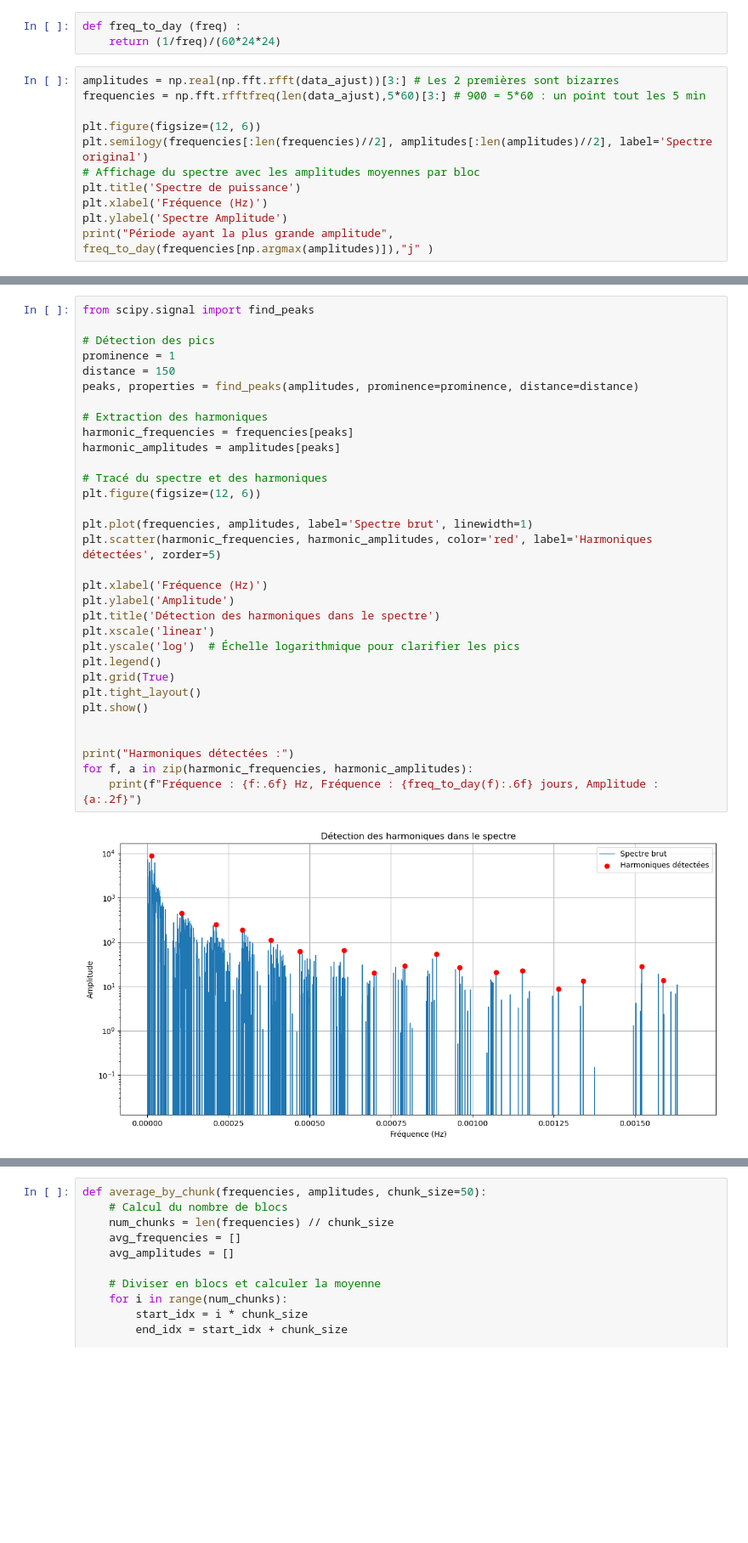
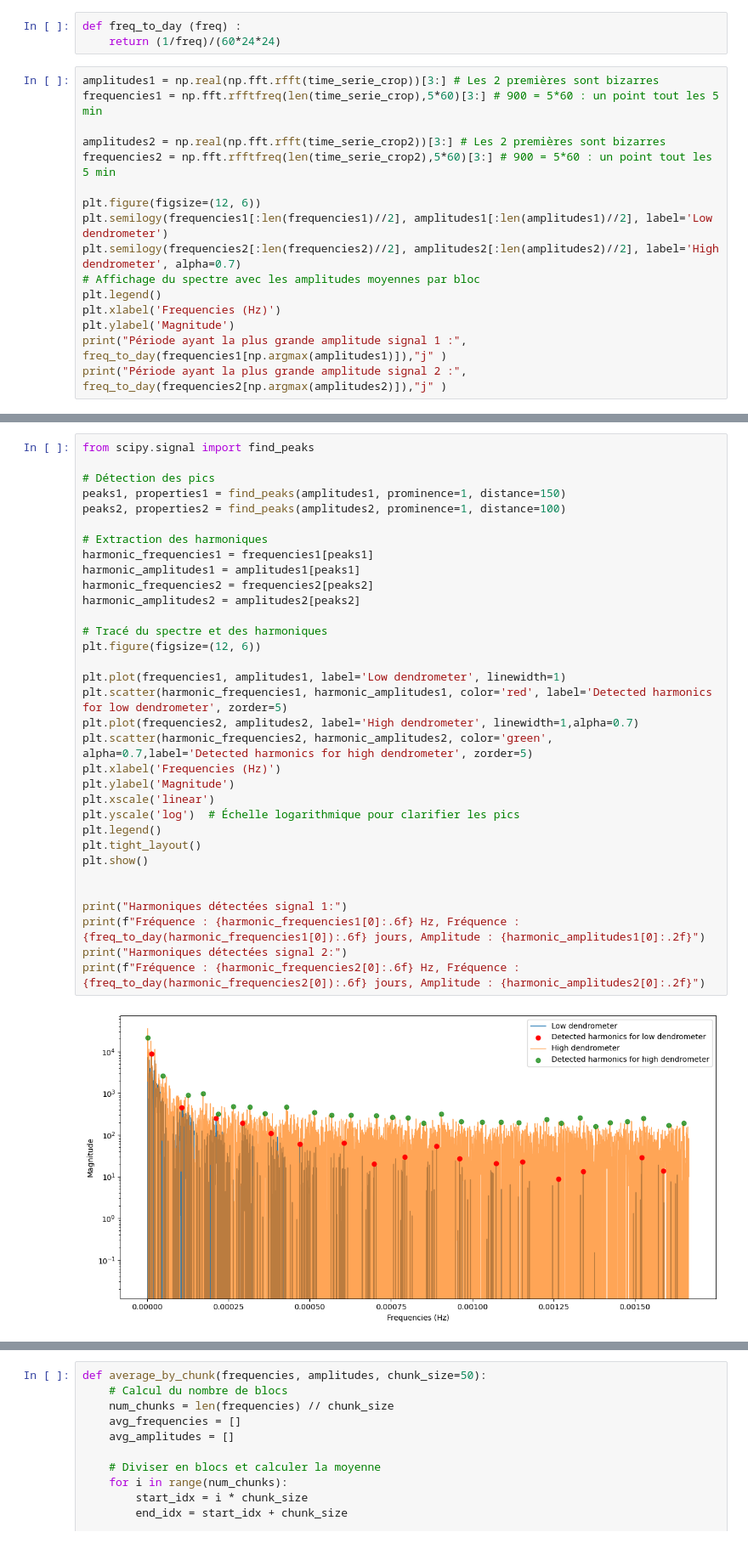
Before and after one commit to PiDchsn/Projet-RI, a Jupyter notebook: Correlation_signaux.ipynb, the cells around one changed output, grey strips where cells are left out. Shown at 85% size. Drawn from its saved outputs; the diff is of its cells as text; blank space fills up the shorter version.

```diff
--- a/Correlation_signaux.ipynb
+++ b/Correlation_signaux.ipynb
@@ -139,14 +139,19 @@ Dans le graphe, on prend la première moitié des fréquences et des amplitudes,
 def freq_to_day (freq) :
     return (1/freq)/(60*24*24)
 # %%
-amplitudes = np.real(np.fft.rfft(data_ajust))[3:] # Les 2 premières sont bizarres
-frequencies = np.fft.rfftfreq(len(data_ajust),5*60)[3:] # 900 = 5*60 : un point tout les 5 min
+amplitudes1 = np.real(np.fft.rfft(time_serie_crop))[3:] # Les 2 premières sont bizarres
+frequencies1 = np.fft.rfftfreq(len(time_serie_crop),5*60)[3:] # 900 = 5*60 : un point tout les 5 min
+
+amplitudes2 = np.real(np.fft.rfft(time_serie_crop2))[3:] # Les 2 premières sont bizarres
+frequencies2 = np.fft.rfftfreq(len(time_serie_crop2),5*60)[3:] # 900 = 5*60 : un point tout les 5 min
 
 plt.figure(figsize=(12, 6))
-plt.semilogy(frequencies[:len(frequencies)//2], amplitudes[:len(amplitudes)//2], label='Spectre original')
+plt.semilogy(frequencies1[:len(frequencies1)//2], amplitudes1[:len(amplitudes1)//2], label='Low dendrometer')
+plt.semilogy(frequencies2[:len(frequencies2)//2], amplitudes2[:len(amplitudes2)//2], label='High dendrometer', alpha=0.7)
 # Affichage du spectre avec les amplitudes moyennes par bloc
-plt.title('Spectre de puissance')
-plt.xlabel('Fréquence (Hz)')
-plt.ylabel('Spectre Amplitude')
-print("Période ayant la plus grande amplitude", freq_to_day(frequencies[np.argmax(amplitudes)]),"j" )
+plt.legend()
+plt.xlabel('Frequencies (Hz)')
+plt.ylabel('Magnitude')
+print("Période ayant la plus grande amplitude signal 1 :", freq_to_day(frequencies1[np.argmax(amplitudes1)]),"j" )
+print("Période ayant la plus grande amplitude signal 2 :", freq_to_day(frequencies2[np.argmax(amplitudes2)]),"j" )
 # %% [output]
@@ -161,34 +163,35 @@ Nous allons donc moyenner les fréquences pour obtenir qu'une seule fréquence p
 # %%
 from scipy.signal import find_peaks
 
 # Détection des pics
-prominence = 1
-distance = 150
-peaks, properties = find_peaks(amplitudes, prominence=prominence, distance=distance)
+peaks1, properties1 = find_peaks(amplitudes1, prominence=1, distance=150)
+peaks2, properties2 = find_peaks(amplitudes2, prominence=1, distance=100)
 
 # Extraction des harmoniques
-harmonic_frequencies = frequencies[peaks]
-harmonic_amplitudes = amplitudes[peaks]
+harmonic_frequencies1 = frequencies1[peaks1]
+harmonic_amplitudes1 = amplitudes1[peaks1]
+harmonic_frequencies2 = frequencies2[peaks2]
+harmonic_amplitudes2 = amplitudes2[peaks2]
 
 # Tracé du spectre et des harmoniques
 plt.figure(figsize=(12, 6))
 
-plt.plot(frequencies, amplitudes, label='Spectre brut', linewidth=1)
-plt.scatter(harmonic_frequencies, harmonic_amplitudes, color='red', label='Harmoniques détectées', zorder=5)
-
-plt.xlabel('Fréquence (Hz)')
-plt.ylabel('Amplitude')
-plt.title('Détection des harmoniques dans le spectre')
+plt.plot(frequencies1, amplitudes1, label='Low dendrometer', linewidth=1)
+plt.scatter(harmonic_frequencies1, harmonic_amplitudes1, color='red', label='Detected harmonics for low dendrometer', zorder=5)
+plt.plot(frequencies2, amplitudes2, label='High dendrometer', linewidth=1,alpha=0.7)
+plt.scatter(harmonic_frequencies2, harmonic_amplitudes2, color='green', alpha=0.7,label='Detected harmonics for high dendrometer', zorder=5)
+plt.xlabel('Frequencies (Hz)')
+plt.ylabel('Magnitude')
 plt.xscale('linear')
 plt.yscale('log')  # Échelle logarithmique pour clarifier les pics
 plt.legend()
-plt.grid(True)
 plt.tight_layout()
 plt.show()
 
 
-print("Harmoniques détectées :")
-for f, a in zip(harmonic_frequencies, harmonic_amplitudes):
-    print(f"Fréquence : {f:.6f} Hz, Fréquence : {freq_to_day(f):.6f} jours, Amplitude : {a:.2f}")
+print("Harmoniques détectées signal 1:")
+print(f"Fréquence : {harmonic_frequencies1[0]:.6f} Hz, Fréquence : {freq_to_day(harmonic_frequencies1[0]):.6f} jours, Amplitude : {harmonic_amplitudes1[0]:.2f}")
+print("Harmoniques détectées signal 2:")
+print(f"Fréquence : {harmonic_frequencies2[0]:.6f} Hz, Fréquence : {freq_to_day(harmonic_frequencies2[0]):.6f} jours, Amplitude : {harmonic_amplitudes2[0]:.2f}")
 # %% [output]
-[figure, old version]
+[figure, new version]
```
Also changed, not shown: parts of 29 cells of this notebook.
